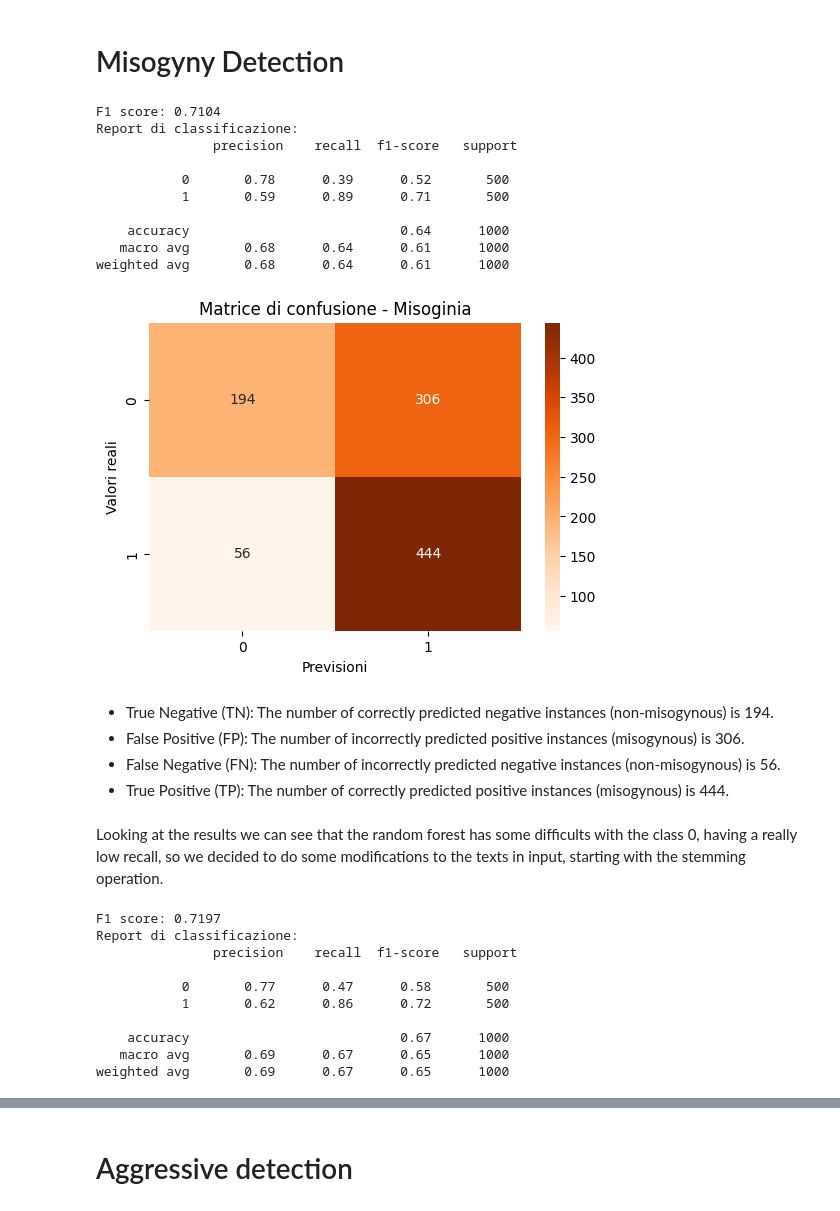
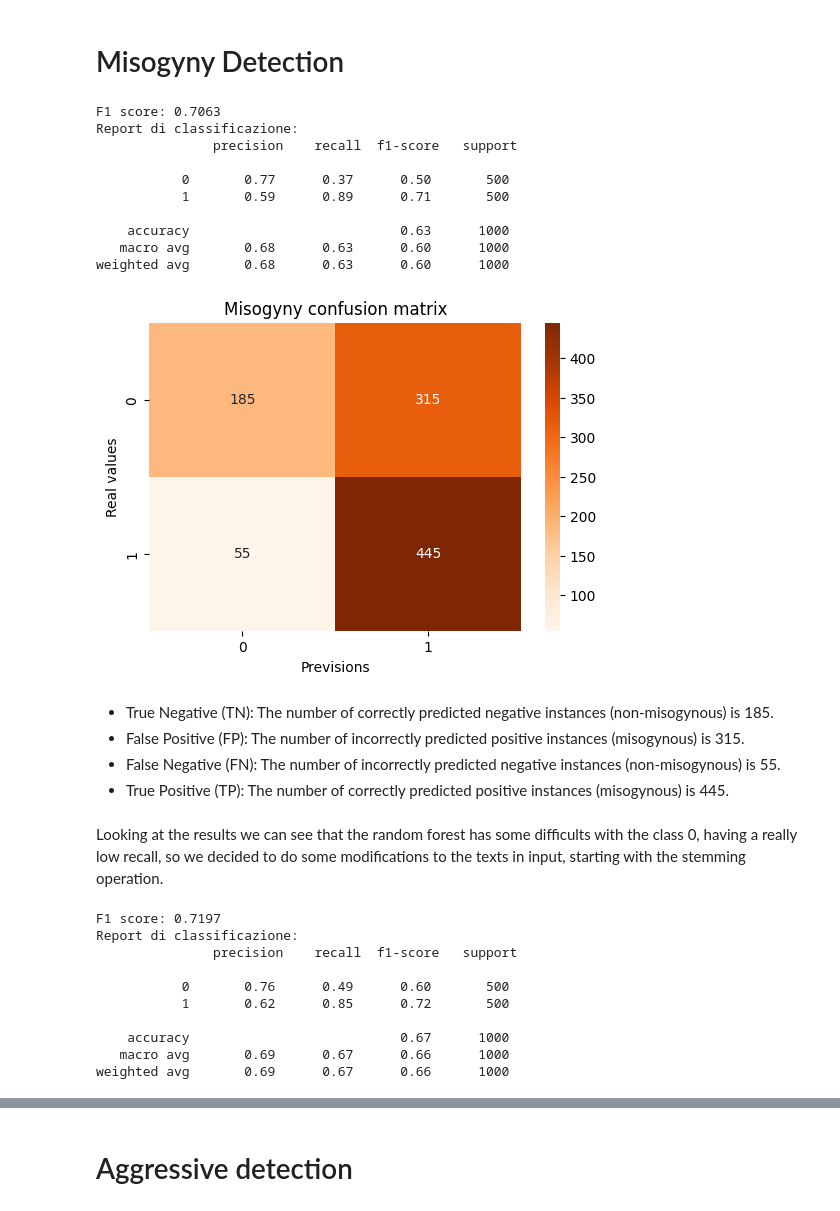
Before and after one commit to SigFerdo/Natural-Language-Processing-2023, a Jupyter notebook: task.ipynb, the cells around one changed output, grey strips where cells are left out. Saved outputs shown, nothing was run; the diff lists cells and outputs as text; code cells hidden in the pictures.

```diff
--- a/task.ipynb
+++ b/task.ipynb
@@ -270,0 +281,11 @@ We have decided to start with a simple model to test the result of this task
+# %%
+# misogenia confusion matrix
+def print_confusion_matrix(predictions, test_set, title):
+    predictions_cm = pd.DataFrame(predictions, columns=["predicted_label"])
+    cm = confusion_matrix(test_set["label"], predictions_cm["predicted_label"])
+    plt.figure(figsize=(6, 4))
+    sns.heatmap(cm, annot=True, fmt="d", cmap="Oranges")
+    plt.title(title)
+    plt.xlabel("Previsions")
+    plt.ylabel("Real values")
+    plt.show()
@@ -289,19 +330,19 @@ def custom_tokenizer(text):
     tokens = [token for token in tokens if token]
     return tokens
 
-def test_random_forest(vectorizer,train_set_miso,test_set_miso):
-    train_features = vectorizer.fit_transform(train_set_miso["text"])
-    test_features = vectorizer.transform(test_set_miso["text"])
+def test_random_forest(vectorizer,train_set,test_set):
+    train_features = vectorizer.fit_transform(train_set["text"])
+    test_features = vectorizer.transform(test_set["text"])
 
     rf_model = RandomForestClassifier()
-    rf_model.fit(train_features, train_set_miso["label"])
+    rf_model.fit(train_features, train_set["label"])
 
     predictions = rf_model.predict(test_features)
 
-    f1 = f1_score(test_set_miso["label"], predictions)
+    f1 = f1_score(test_set["label"], predictions)
     print("F1 score:", f"{f1:.4f}")
 
-    classification_rep = classification_report(test_set_miso["label"], predictions)
+    classification_rep = classification_report(test_set["label"], predictions)
     print("Report di classificazione:\n", classification_rep)
 
     return f1,predictions
@@ -314,35 +355,25 @@ test_set_miso_rf = pd.DataFrame(test_set_miso)
 vectorizer = TfidfVectorizer(tokenizer=custom_no_stem_tokenizer)
 f1,predictions = test_random_forest(vectorizer,train_set_miso_rf,test_set_miso_rf)
 # %% [output]
-F1 score: 0.7104
+F1 score: 0.7063
 Report di classificazione:
                precision    recall  f1-score   support
 
-           0       0.78      0.39      0.52       500
+           0       0.77      0.37      0.50       500
            1       0.59      0.89      0.71       500
 
-    accuracy                           0.64      1000
-   macro avg       0.68      0.64      0.61      1000
-weighted avg       0.68      0.64      0.61      1000
+    accuracy                           0.63      1000
+   macro avg       0.68      0.63      0.60      1000
+weighted avg       0.68      0.63      0.60      1000
-# %%
-# Convert the test_set_miso and predictions to DataFrames
-predictions_df = pd.DataFrame(predictions, columns=["predicted_label"])
-
-# misogenia confusion matrix
-cm_miso = confusion_matrix(test_set_miso_rf["label"], predictions_df["predicted_label"])
-plt.figure(figsize=(6, 4))
-sns.heatmap(cm_miso, annot=True, fmt="d", cmap="Oranges")
-plt.title("Confusion Matrix - Misogeny")
-plt.xlabel("Previsions")
-plt.ylabel("Real values")
-plt.show()
-# %% [output]
-[figure, removed]
+# %%
+print_confusion_matrix(predictions, test_set_miso_rf, "Misogyny confusion matrix")
+# %% [output]
+[figure, added]
 # %% [markdown]
-- True Negative (TN): The number of correctly predicted negative instances (non-misogynous) is 194.
-- False Positive (FP): The number of incorrectly predicted positive instances (misogynous) is 306.
-- False Negative (FN): The number of incorrectly predicted negative instances (non-misogynous) is 56.
-- True Positive (TP): The number of correctly predicted positive instances (misogynous) is 444.
+- True Negative (TN): The number of correctly predicted negative instances (non-misogynous) is 185.
+- False Positive (FP): The number of incorrectly predicted positive instances (misogynous) is 315.
+- False Negative (FN): The number of incorrectly predicted negative instances (non-misogynous) is 55.
+- True Positive (TP): The number of correctly predicted positive instances (misogynous) is 445.
 # %% [markdown]
 Looking at the results we can see that the random forest has some difficults with the class 0, having a really low recall, so we decided to do some modifications to the texts in input, starting with the stemming operation.
 # %%
@@ -353,9 +384,9 @@ F1 score: 0.7197
 Report di classificazione:
                precision    recall  f1-score   support
 
-           0       0.77      0.47      0.58       500
-           1       0.62      0.86      0.72       500
+           0       0.76      0.49      0.60       500
+           1       0.62      0.85      0.72       500
 
     accuracy                           0.67      1000
-   macro avg       0.69      0.67      0.65      1000
-weighted avg       0.69      0.67      0.65      1000
+   macro avg       0.69      0.67      0.66      1000
+weighted avg       0.69      0.67      0.66      1000
```
Also changed, not shown: parts of 36 cells of this notebook.
